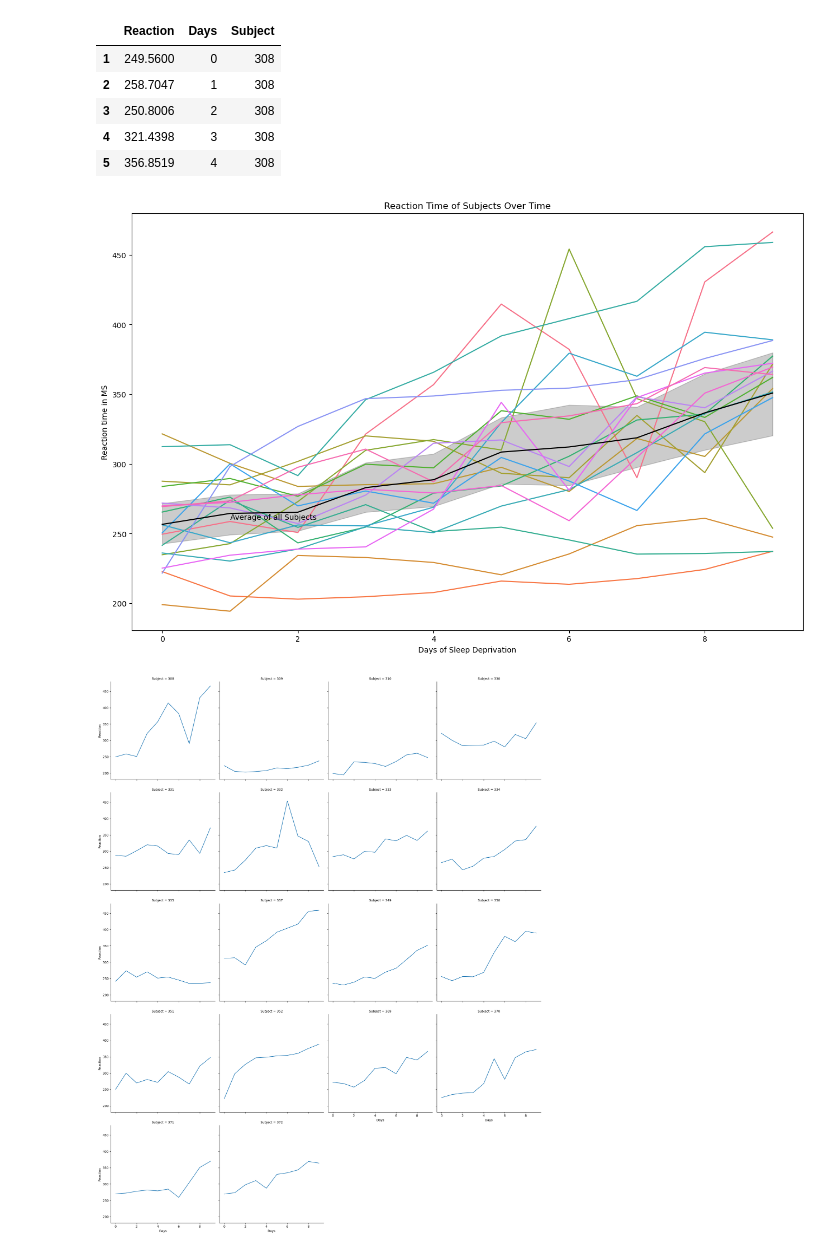
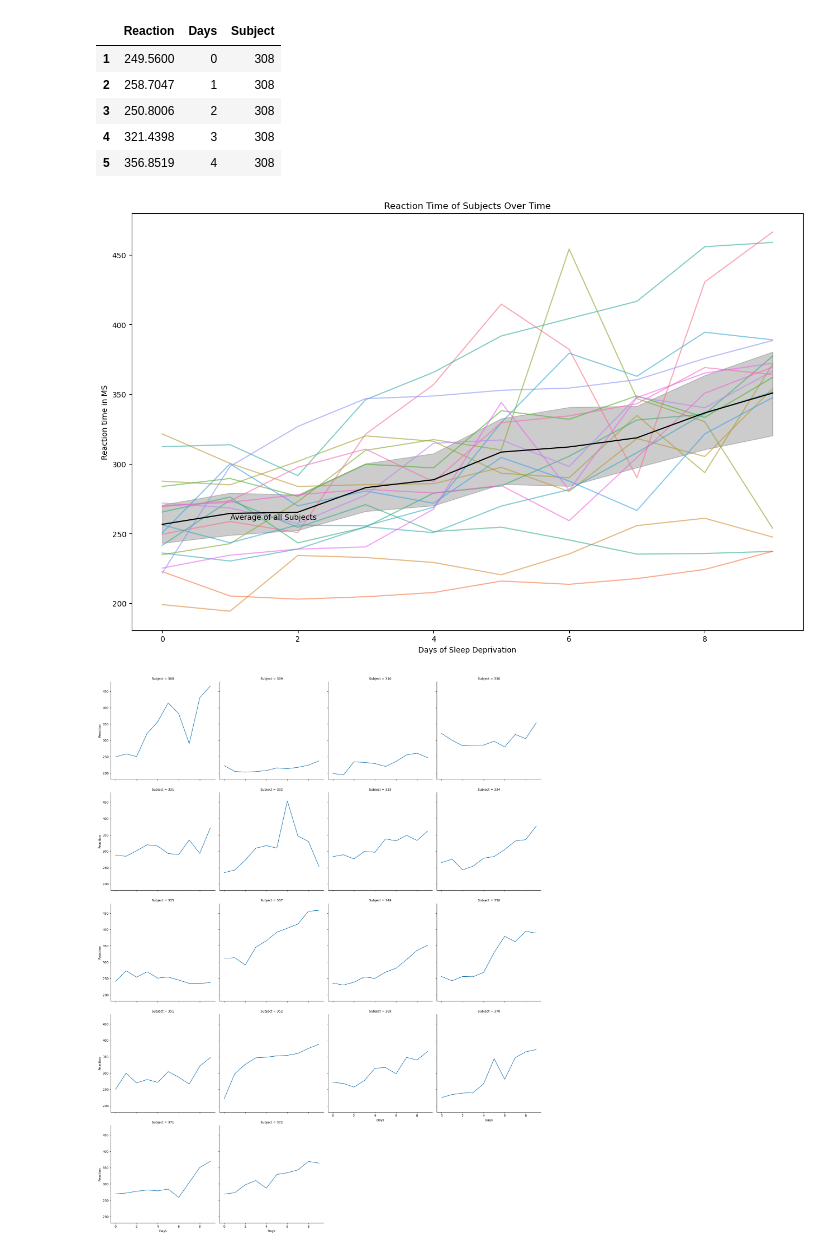
Before and after one commit to Adam-Harris87/numpy-pandas-visualization-exercises, a Jupyter notebook: seaborn_exercises.ipynb, the cells around one changed output. Saved outputs shown, nothing was run; the diff lists cells and outputs as text; code cells hidden in the pictures.

```diff
--- a/seaborn_exercises.ipynb
+++ b/seaborn_exercises.ipynb
@@ -369,20 +366,0 @@ sleep['subject_cat']= 'Subject: ' + sleep.Subject.astype(str)
-# %%
-plt.figure(figsize=(16,10))
-sns.lineplot(data=sleep,
-            x='Days',
-            y='Reaction',
-            hue='subject_cat',
-            legend=False)
-sns.lineplot(data=sleep,
-            x='Days',
-            y='Reaction',
-            legend=False,
-             color='black',
-            estimator='mean')
-plt.title('Reaction Time of Subjects Over Time')
-plt.ylabel('Reaction time in MS')
-plt.xlabel('Days of Sleep Deprivation')
-plt.annotate('Average of all Subjects', (1,260))
-plt.show()
-# %% [output]
-[figure, removed]
@@ -388,0 +369,21 @@ plt.show()
+# %%
+plt.figure(figsize=(16,10))
+sns.lineplot(data=sleep,
+            x='Days',
+            y='Reaction',
+            hue='subject_cat',
+            alpha=.6,
+            legend=False)
+sns.lineplot(data=sleep,
+            x='Days',
+            y='Reaction',
+            legend=False,
+             color='black',
+            estimator='mean')
+plt.title('Reaction Time of Subjects Over Time')
+plt.ylabel('Reaction time in MS')
+plt.xlabel('Days of Sleep Deprivation')
+plt.annotate('Average of all Subjects', (1,260))
+plt.show()
+# %% [output]
+[figure, added]
```
Also changed, not shown: parts of 11 cells of this notebook.
